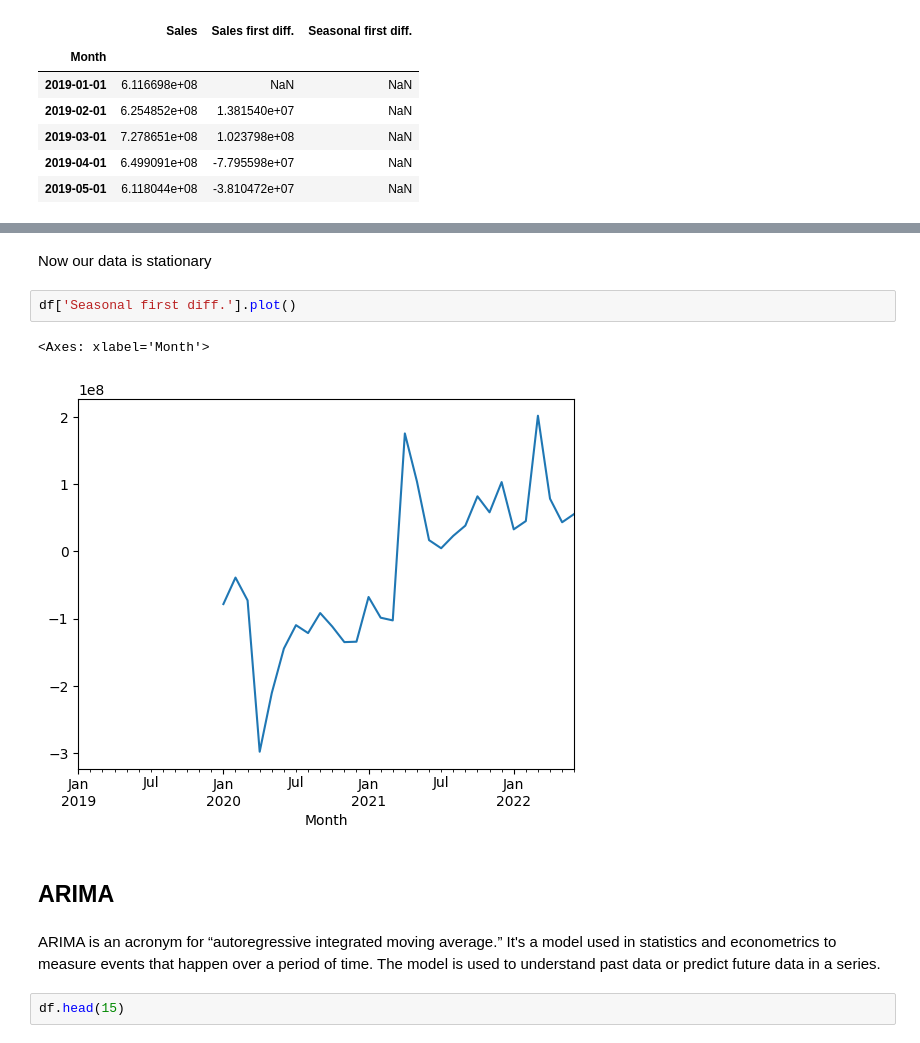
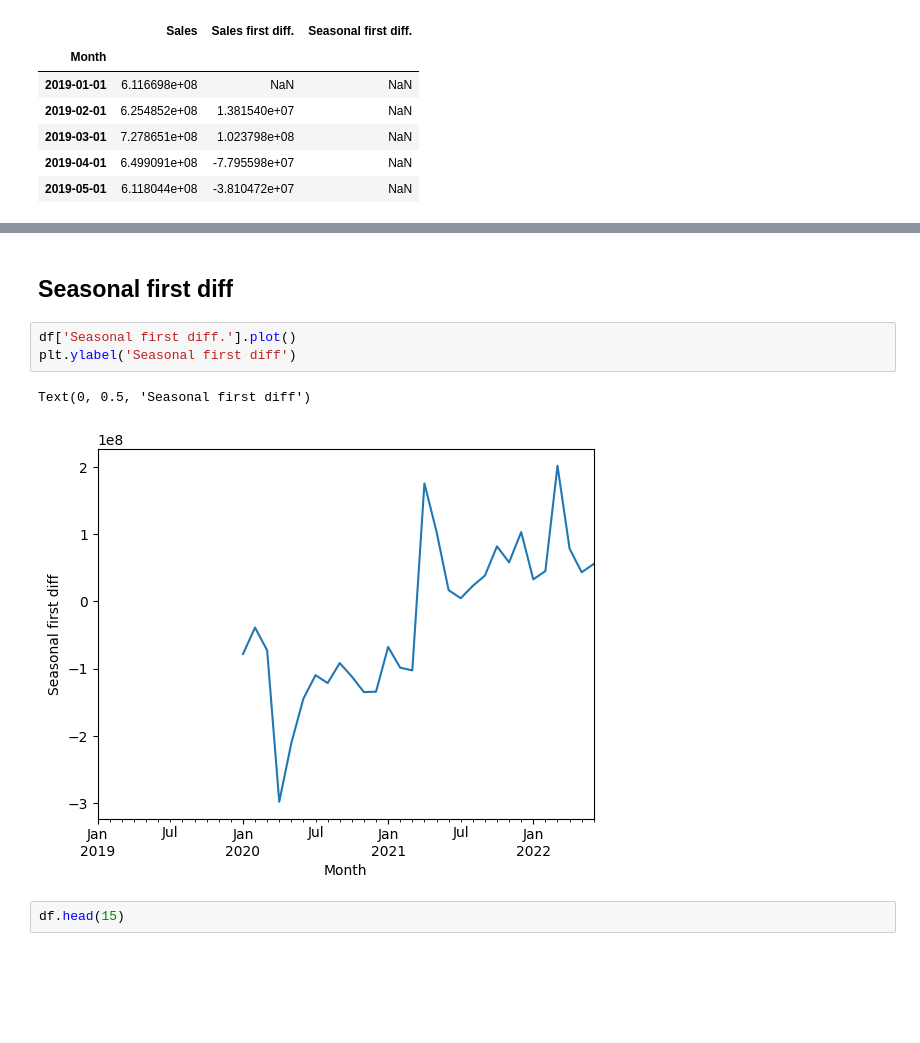
Before and after one commit to OriginalModo/FORECAST_TESTT, a Jupyter notebook: FORECAST_TEST.ipynb, the cells around one changed output, grey strips where cells are left out. Saved outputs shown, nothing was run; the diff lists cells and outputs as text; blank space fills up the shorter version.

```diff
--- a/FORECAST_TEST.ipynb
+++ b/FORECAST_TEST.ipynb
@@ -274,14 +219,11 @@ Weak evidence against null hypothesis, accept the null hypothesis and data is no
-# %% [markdown]
-Now our data is stationary
+# %% [markdown]
+## Seasonal first diff
 # %%
 df['Seasonal first diff.'].plot()
+plt.ylabel('Seasonal first diff')
 # %% [output]
-<Axes: xlabel='Month'>
+Text(0, 0.5, 'Seasonal first diff')
-[figure, old version]
+[figure, new version]
-# %% [markdown]
-## ARIMA
-# %% [markdown]
-ARIMA is an acronym for “autoregressive integrated moving average.” It's a model used in statistics and econometrics to measure events that happen over a period of time. The model is used to understand past data or predict future data in a series.
 # %%
 df.head(15)
 # %% [output]
```
Also changed, not shown: parts of 40 cells of this notebook.
